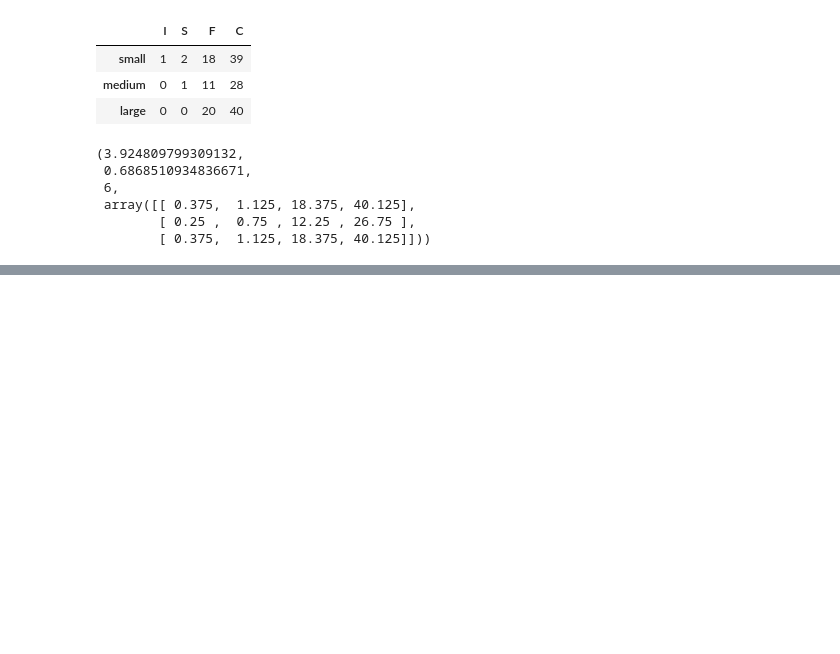
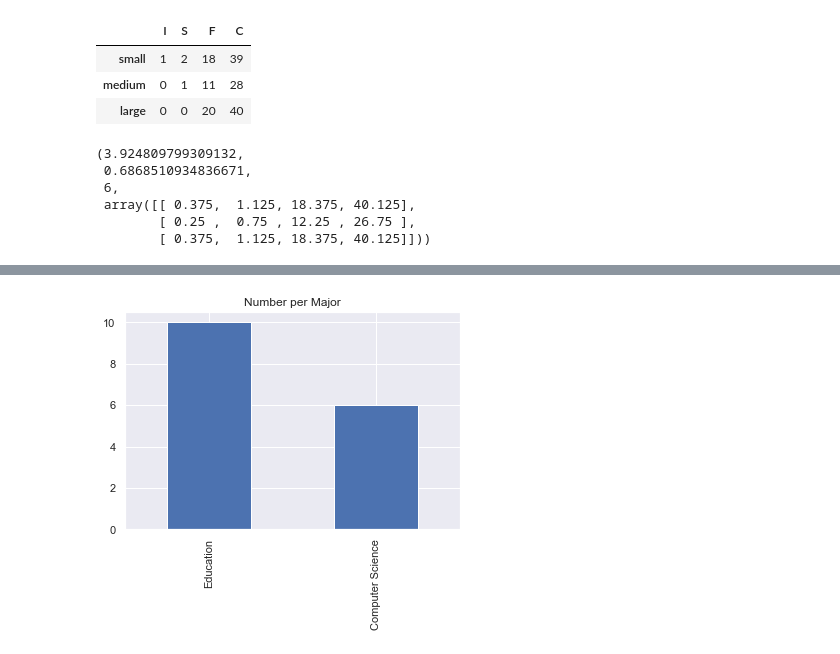
Before and after one commit to BladeF/Thesis-Data-Analysis, a Jupyter notebook: notebooks/data_analysis.ipynb, the cells around one changed output, grey strips where cells are left out. Cells and saved outputs as stored; diff of their text form; code cells hidden in the pictures; blank space fills up the shorter version.

```diff
--- a/notebooks/data_analysis.ipynb
+++ b/notebooks/data_analysis.ipynb
@@ -507,0 +545,6 @@ stats.chi2_contingency(df)
+# %%
+majors.plot(kind="bar", title="Number per Major")
+
+plt.savefig("../figures/major_count.png", bbox_inches="tight")
+# %% [output]
+[figure, added]
```
Also changed, not shown: parts of 8 cells of this notebook, 2 other files.
